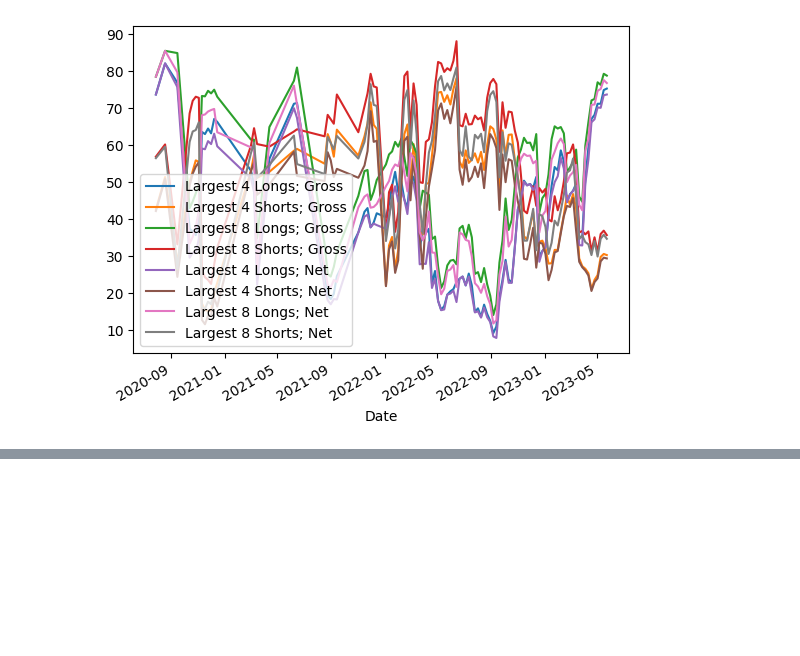
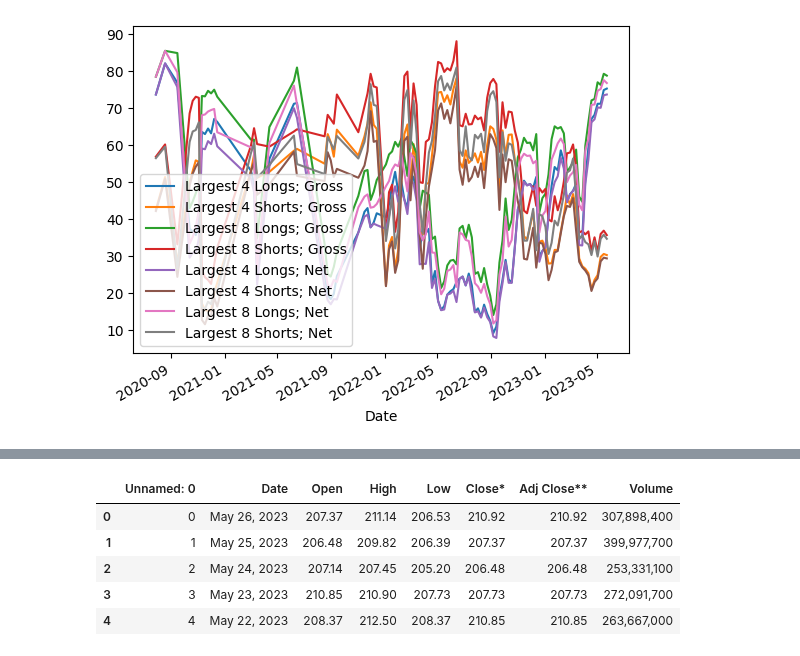
Before and after one commit to ChrisVerg/SmartInvest, a Jupyter notebook: Notebooks/JesusOrganize.ipynb, the cells around one changed output, grey strips where cells are left out. Cells and saved outputs as stored; diff of their text form; code cells hidden in the pictures; blank space fills up the shorter version.

```diff
--- a/Notebooks/JesusOrganize.ipynb
+++ b/Notebooks/JesusOrganize.ipynb
@@ -63,3 +65,10 @@ df.to_csv("../Data/Consumer_Staples_JC.csv")
 # %%
-Consumer_Staples = pd.read_csv("Consumer_Staples.csv")
+Communication_Services.head()
+# %% [output]
+|  | Unnamed: 0 | Date | Open | High | Low | Close* | Adj Close** | Volume |
+| 0 | 0 | May 26, 2023 | 207.37 | 211.14 | 206.53 | 210.92 | 210.92 | 307,898,400 |
+| 1 | 1 | May 25, 2023 | 206.48 | 209.82 | 206.39 | 207.37 | 207.37 | 399,977,700 |
+| 2 | 2 | May 24, 2023 | 207.14 | 207.45 | 205.20 | 206.48 | 206.48 | 253,331,100 |
+| 3 | 3 | May 23, 2023 | 210.85 | 210.90 | 207.73 | 207.73 | 207.73 | 272,091,700 |
+| 4 | 4 | May 22, 2023 | 208.37 | 212.50 | 208.37 | 210.85 | 210.85 | 263,667,000 |
 # %%
```
Also changed, not shown: parts of 20 cells of this notebook, 5 other files.
